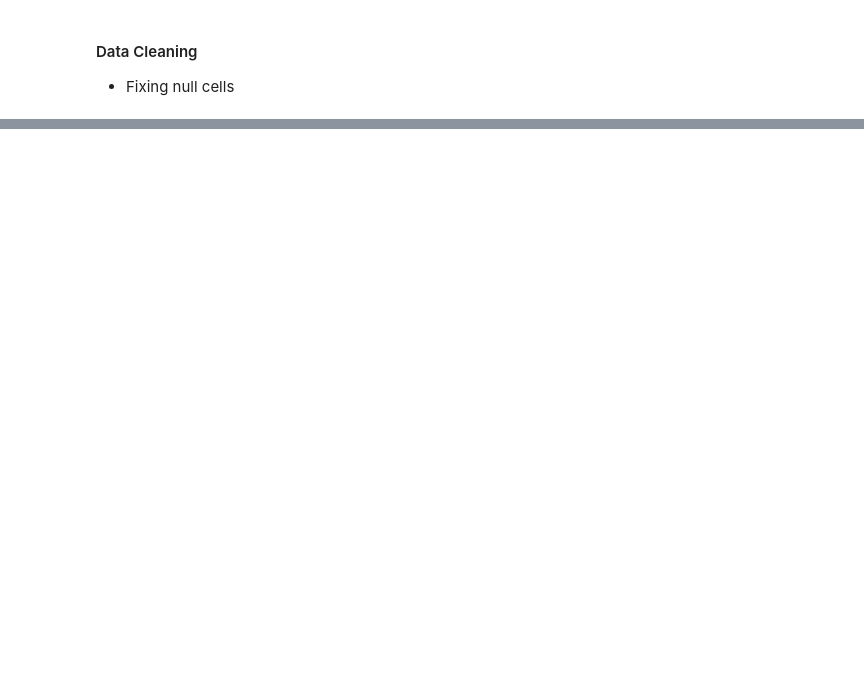
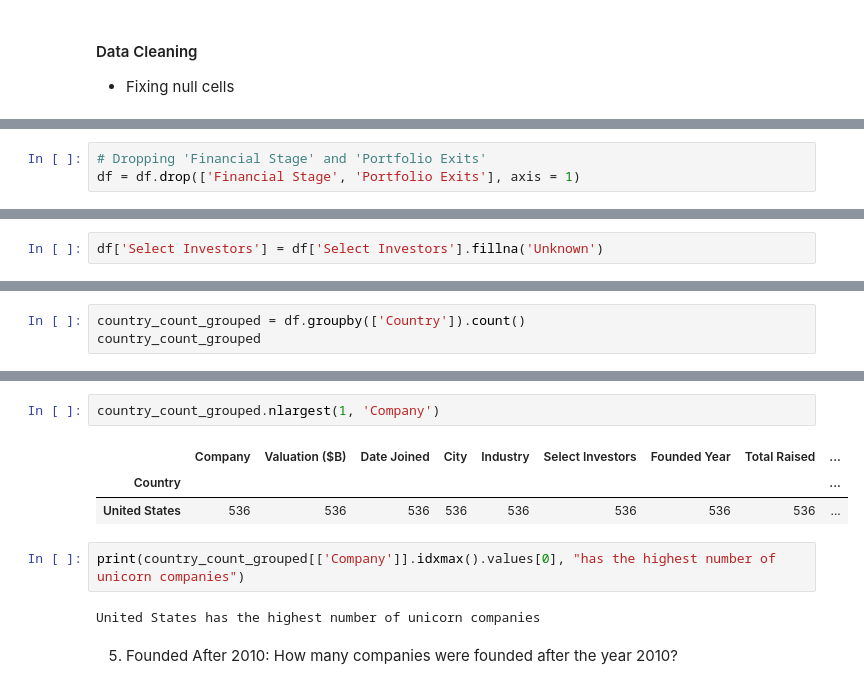
Before and after one commit to tasnimahmed11/dds_ai_residency, a Jupyter notebook: EDA/unicorn_companies_eda.ipynb, the cells around one changed output, grey strips where cells are left out. Drawn from its saved outputs; the diff is of its cells as text; blank space fills up the shorter version.

```diff
--- a/EDA/unicorn_companies_eda.ipynb
+++ b/EDA/unicorn_companies_eda.ipynb
@@ -71,0 +163,3 @@ memory usage: 105.4+ KB
+# %%
+# Dropping 'Financial Stage' and 'Portfolio Exits'
+df = df.drop(['Financial Stage', 'Portfolio Exits'], axis = 1)
@@ -71,0 +168,2 @@ memory usage: 105.4+ KB
+# %%
+df['Select Investors'] = df['Select Investors'].fillna('Unknown')
@@ -71,0 +229,3 @@ memory usage: 105.4+ KB
+# %%
+country_count_grouped = df.groupby(['Country']).count()
+country_count_grouped
@@ -71,0 +251,12 @@ memory usage: 105.4+ KB
+# %%
+country_count_grouped.nlargest(1, 'Company')
+# %% [output]
+|  | Company | Valuation ($B) | Date Joined | City | Industry | Select Investors | Founded Year | Total Raised | ... |
+| Country |  |  |  |  |  |  |  |  | ... |
+| United States | 536 | 536 | 536 | 536 | 536 | 536 | 536 | 536 | ... |
+# %%
+print(country_count_grouped[['Company']].idxmax().values[0], "has the highest number of unicorn companies")
+# %% [output]
+United States has the highest number of unicorn companies
+# %% [markdown]
+5. Founded After 2010: How many companies were founded after the year 2010?
```
Also changed, not shown: parts of 43 cells of this notebook, 2 other files.
